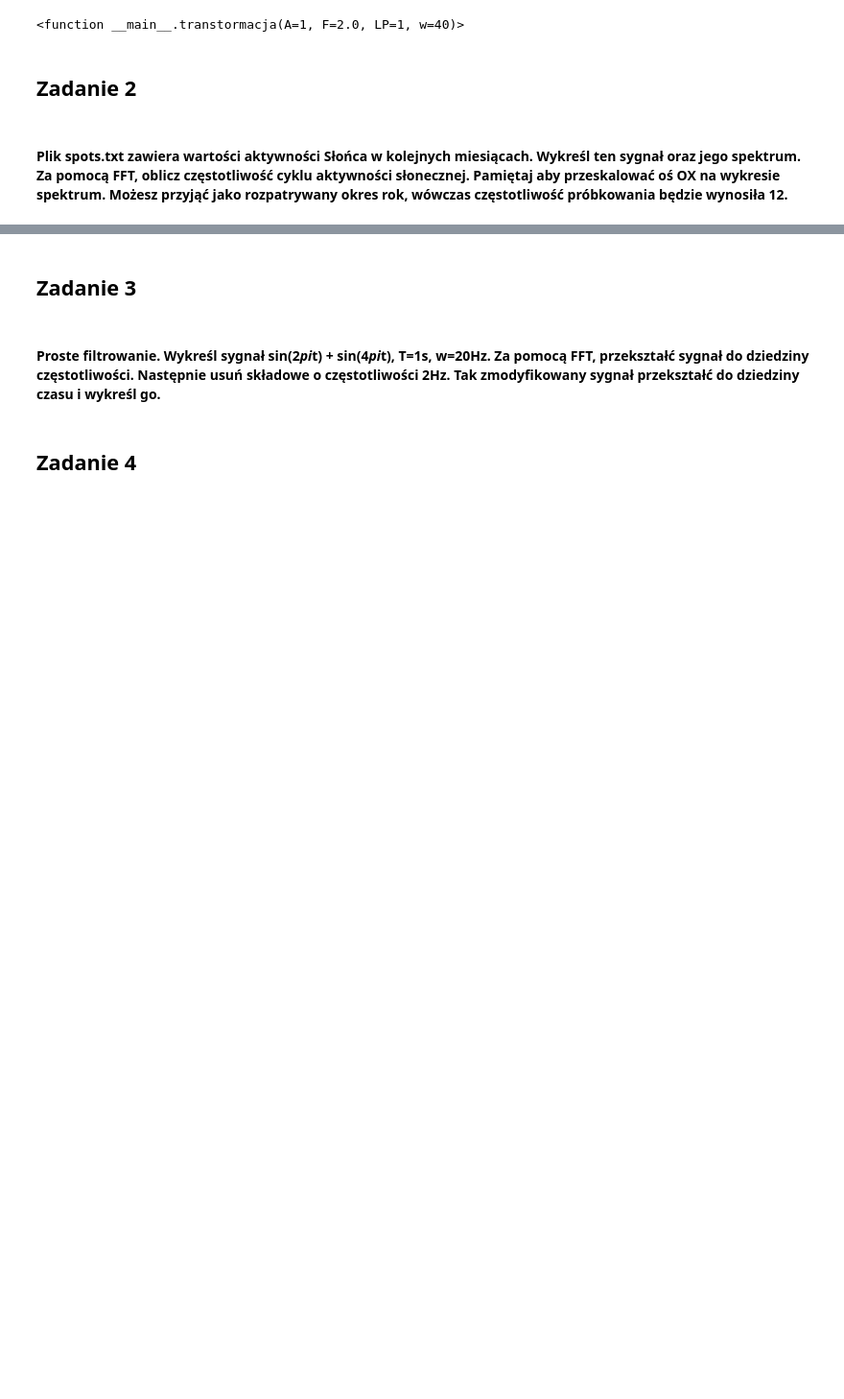
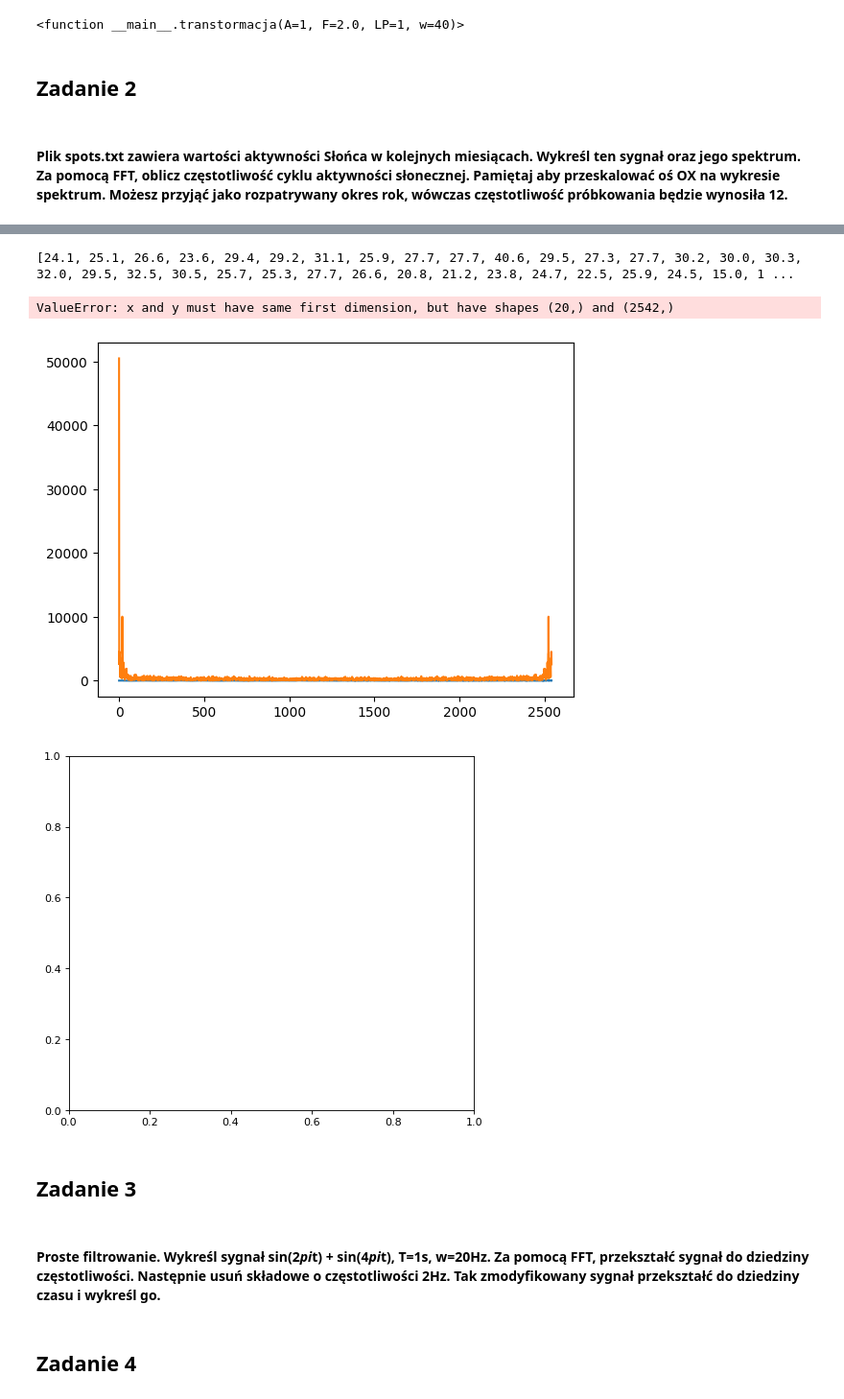
Before and after one commit to AleksandraGorska02/kck, a Jupyter notebook: zadanie_3_zajecia/signals.ipynb, the cells around one changed output, grey strips where cells are left out. Shown at 96% size. Saved outputs shown, nothing was run; the diff lists cells and outputs as text; code cells hidden in the pictures; blank space fills up the shorter version.

```diff
--- a/zadanie_3_zajecia/signals.ipynb
+++ b/zadanie_3_zajecia/signals.ipynb
@@ -201,3 +154,37 @@ Częstotliwość cyklu aktywności słonecznej: 2.00 Hz
+# %%
+
+
+with open('spots.txt', 'r') as plik:
+    zawartosc = plik.read()
+
+
+elementy = zawartosc.split()
+
+lista = [float(element) for element in elementy]
+
+print(lista)
+
+plt.plot(lista)
+
+
+fft_lista = fft.fft(lista)
+fft_lista = abs(fft_lista)
+
+
+
+
+plt.plot(fft_lista)
+#
+TW = 1/len(lista)
+
+freqs = fft.fftfreq(len(lista),TW)
+stem(freqs, fft_lista, '-*');
+plt.show()
+# %% [output]
+[24.1, 25.1, 26.6, 23.6, 29.4, 29.2, 31.1, 25.9, 27.7, 27.7, 40.6, 29.5, 27.3, 27.7, 30.2, 30.0, 30.3, 32.0, 29.5, 32.5, 30.5, 25.7, 25.3, 27.7, 26.6, 20.8, 21.2, 23.8, 24.7, 22.5, 25.9, 24.5, 15.0, 1 ...
+ValueError: x and y must have same first dimension, but have shapes (20,) and (2542,)
+[figure, added]
+[figure, added]
 # %% [markdown]
 ## Zadanie 3
 # %% [markdown]
```
Also changed, not shown: parts of 2 cells of this notebook.
